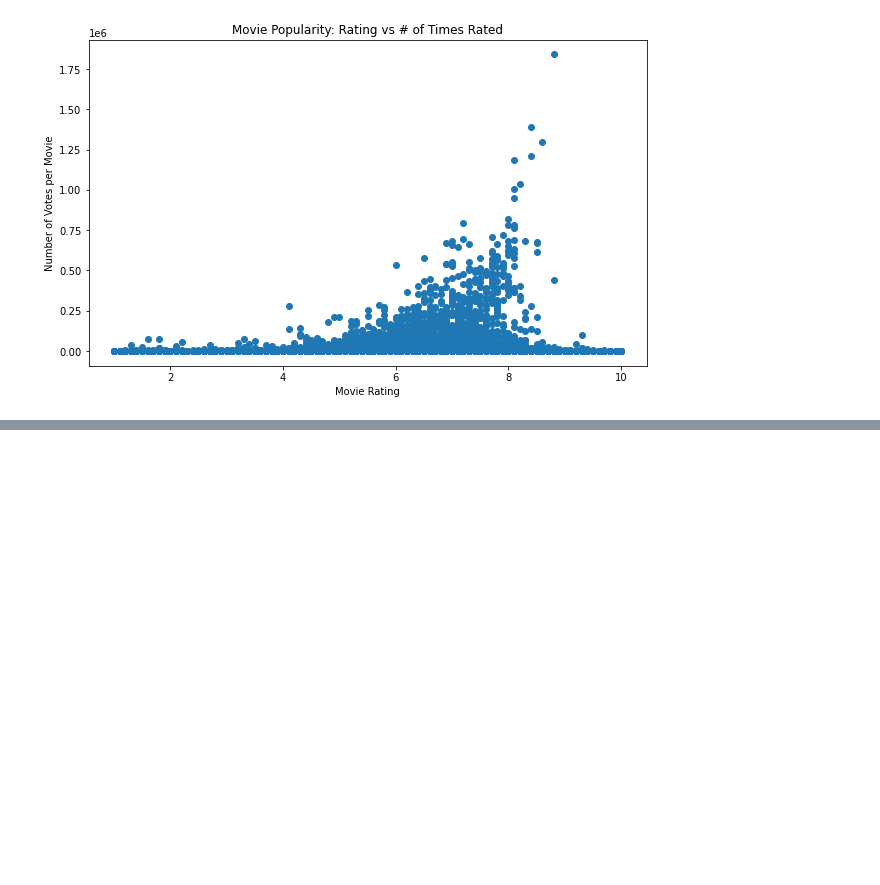
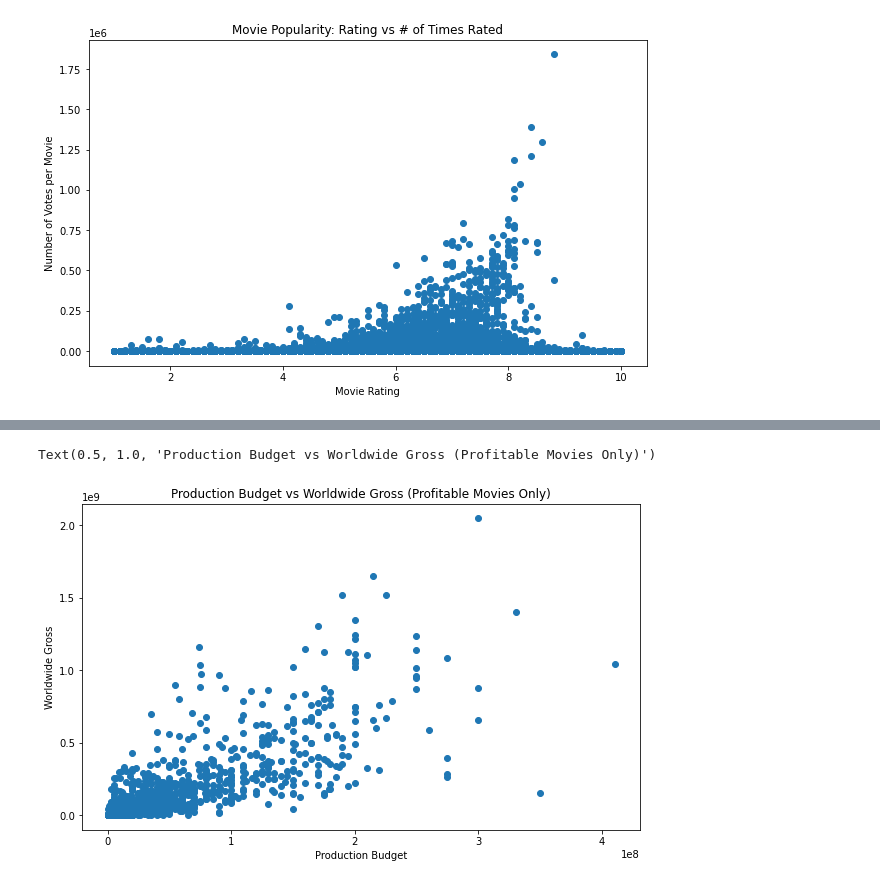
Before and after one commit to samanthanas/MovieAnalysis, a Jupyter notebook: zippedData/Combo_Notebook_Draft.ipynb, the cells around one changed output, grey strips where cells are left out. Saved outputs shown, nothing was run; the diff lists cells and outputs as text; code cells hidden in the pictures; blank space fills up the shorter version.

```diff
--- a/zippedData/Combo_Notebook_Draft.ipynb
+++ b/zippedData/Combo_Notebook_Draft.ipynb
@@ -106,0 +362,3 @@ Text(0.5, 1.0, 'Movie Popularity: Rating vs # of Times Rated')
+# %%
+movies_with_profit = movie_data.loc[movie_data["worldwide_gross"] != 0]
+movies_with_profit
@@ -106,0 +379,17 @@ Text(0.5, 1.0, 'Movie Popularity: Rating vs # of Times Rated')
+# %%
+#compare production budget to WORLDWIDE gross, not including any movies with no profits
+scatter_title = "Production Budget vs Worldwide Gross (Profitable Movies Only)"
+ylabel = "Worldwide Gross"
+xlabel = "Production Budget"
+
+productiondomesticprofit, ax = plt.subplots(figsize=(10,6))
+yyyyyy=movies_with_profit["worldwide_gross"]
+xxxxxx=movies_with_profit["production_budget"]
+
+ax.scatter(xxxxxx,yyyyyy)
+ax.set_xlabel(xlabel)
+ax.set_ylabel(ylabel)
+ax.set_title(scatter_title)
+# %% [output]
+Text(0.5, 1.0, 'Production Budget vs Worldwide Gross (Profitable Movies Only)')
+[figure, added]
```
Also changed, not shown: parts of 42 cells of this notebook.
